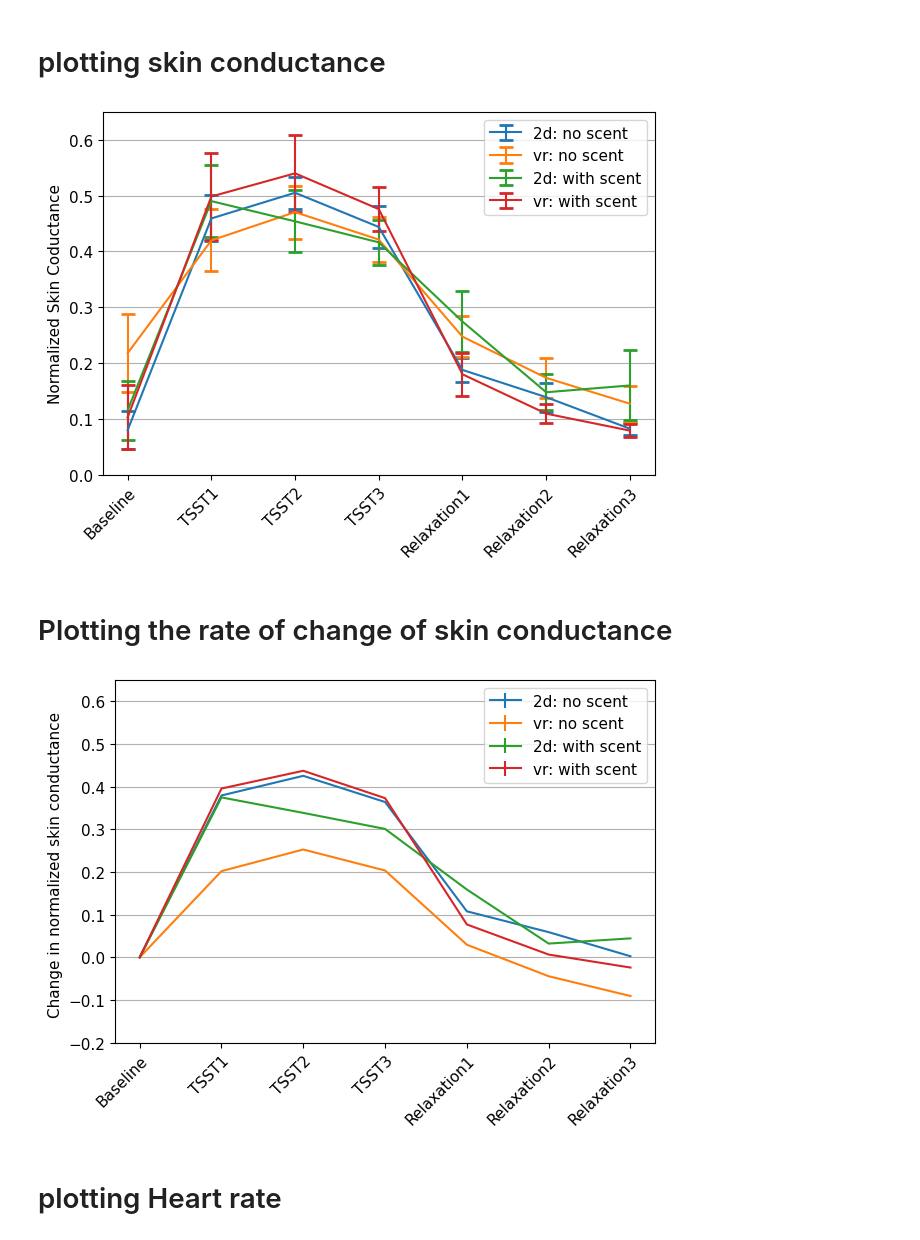
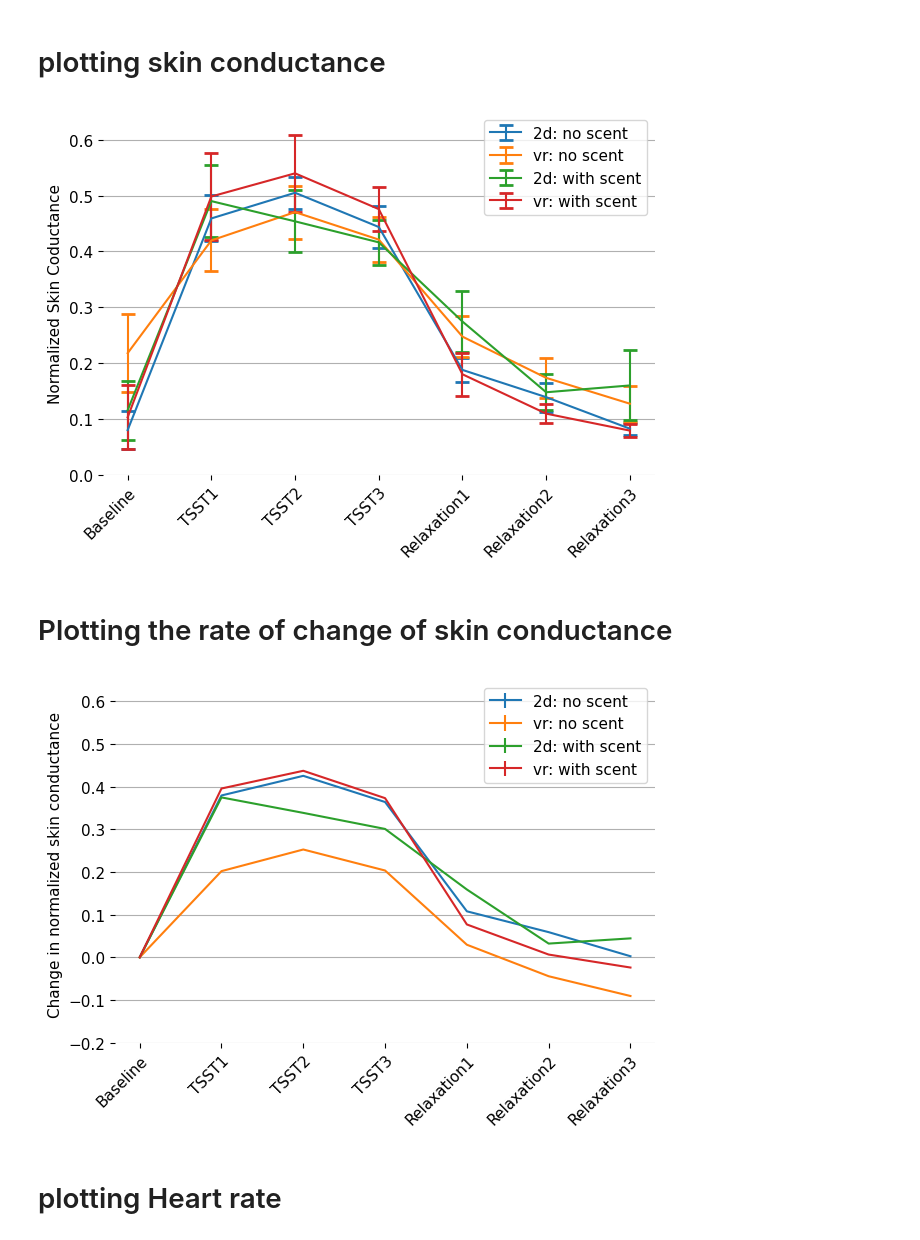
Before and after one commit to saifhanjra/tester_sony_digirelax, a Jupyter notebook: scripts/wp3/plotting_interim_wp3.ipynb, the cells around one changed output. Saved outputs shown, nothing was run; the diff lists cells and outputs as text; code cells hidden in the pictures.

```diff
--- a/scripts/wp3/plotting_interim_wp3.ipynb
+++ b/scripts/wp3/plotting_interim_wp3.ipynb
@@ -278,32 +278,38 @@ title_figure = "2-D no-secent conditions"
 # %%
 
 import matplotlib.pyplot as mpl
 mpl.rcParams['font.size'] = 11
 #mpl.rcParams["font.family"]="cursive"
 
 x_pos = np.arange(len(x_labels))
 x_labels = ["Baseline", "TSST1", "TSST2", "TSST3", "Relaxation1", "Relaxation2", "Relaxation3"]
 fig, ax = plt.subplots()
+#fig.patch.set_visible(False)
+#ax.axis('off')
     #ax.errorbar(x_pos, mean_list, yerr=std_list,fmt='o', color='grey',
     #         ecolor='lightgray', elinewidth=3, capsize=0, label= "2d-no scent")
 
 ax.errorbar(x_pos,  list(no_scent_2d_dict["sk_mean"]),  yerr=list(no_scent_2d_dict["sk_std"]), capsize=5, capthick=2, label="2d: no scent" )
 ax.errorbar(x_pos,  list(no_scent_vr_dict["sk_mean"]),  yerr=list(no_scent_vr_dict["sk_std"]), capsize=5, capthick=2,label="vr: no scent" )
 ax.errorbar(x_pos,  list(scent_2d_dict["sk_mean"]),  yerr=list(scent_2d_dict["sk_std"]), capsize=5, capthick=2, label="2d: with scent")
 ax.errorbar(x_pos,  list(scent_vr_dict["sk_mean"]),  yerr=list(scent_vr_dict["sk_std"]), capsize=5, capthick=2, label="vr: with scent")
 ax.set_ylabel("Normalized Skin Coductance")
 ax.set_xticks(x_pos)
 ax.set_xticklabels(x_labels, rotation=45, ha='right', rotation_mode='anchor')
 ##title_ax = "VP001_251023_Session1_Shimmer_FBA7_Calibrated_SD
 
+for pos in ['right', 'top', 'bottom', 'left']:
+   plt.gca().spines[pos].set_visible(False)
+
+
 #ax.set_title("Normalized heartbeats per minute")
 ax.yaxis.grid(True)
 plt.legend(loc='upper right')
 plt.ylim(0, 0.65)
 plt.tight_layout()
 plt.show()
 # %% [output]
-[figure, old version]
+[figure, new version]
 # %% [markdown]
 # Plotting the rate of change of skin conductance
 # %%
@@ -324,7 +330,8 @@ ax.set_ylabel("Change in normalized skin conductance ")
 ax.set_xticks(x_pos)
 ax.set_xticklabels(x_labels, rotation=45, ha='right', rotation_mode='anchor')
 ##title_ax = "VP001_251023_Session1_Shimmer_FBA7_Calibrated_SD
-
+for pos in ['right', 'top', 'bottom', 'left']:
+   plt.gca().spines[pos].set_visible(False)
 #ax.set_title("Normalized heartbeats per minute")
 ax.yaxis.grid(True)
 plt.legend(loc='upper right')
@@ -332,7 +339,7 @@ plt.ylim(-0.2, 0.65)
 plt.tight_layout()
 plt.show()
 # %% [output]
-[figure, old version]
+[figure, new version]
 # %% [markdown]
 # plotting Heart rate
 # %%
```
Also changed, not shown: parts of 5 cells of this notebook, 7 other files.
